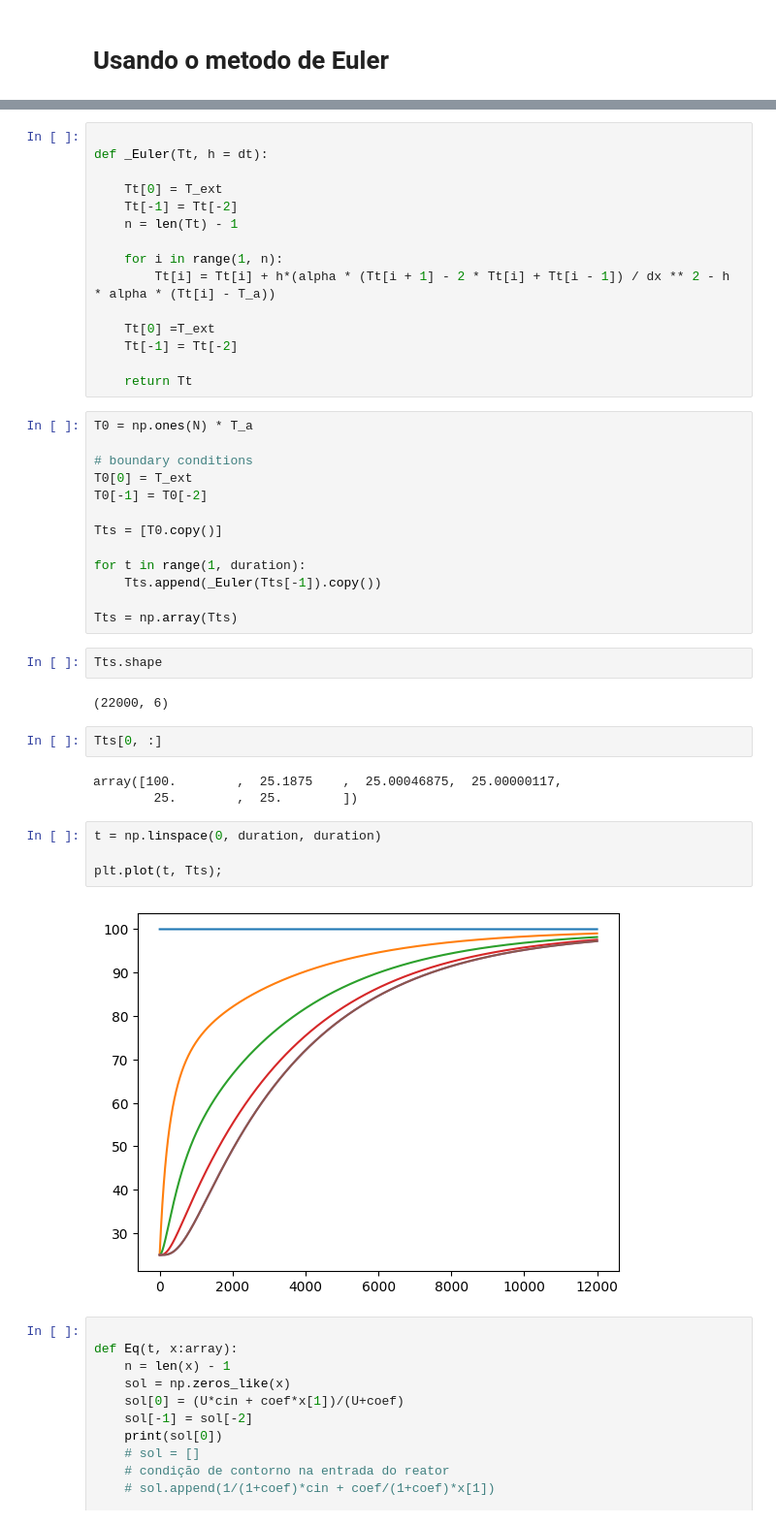
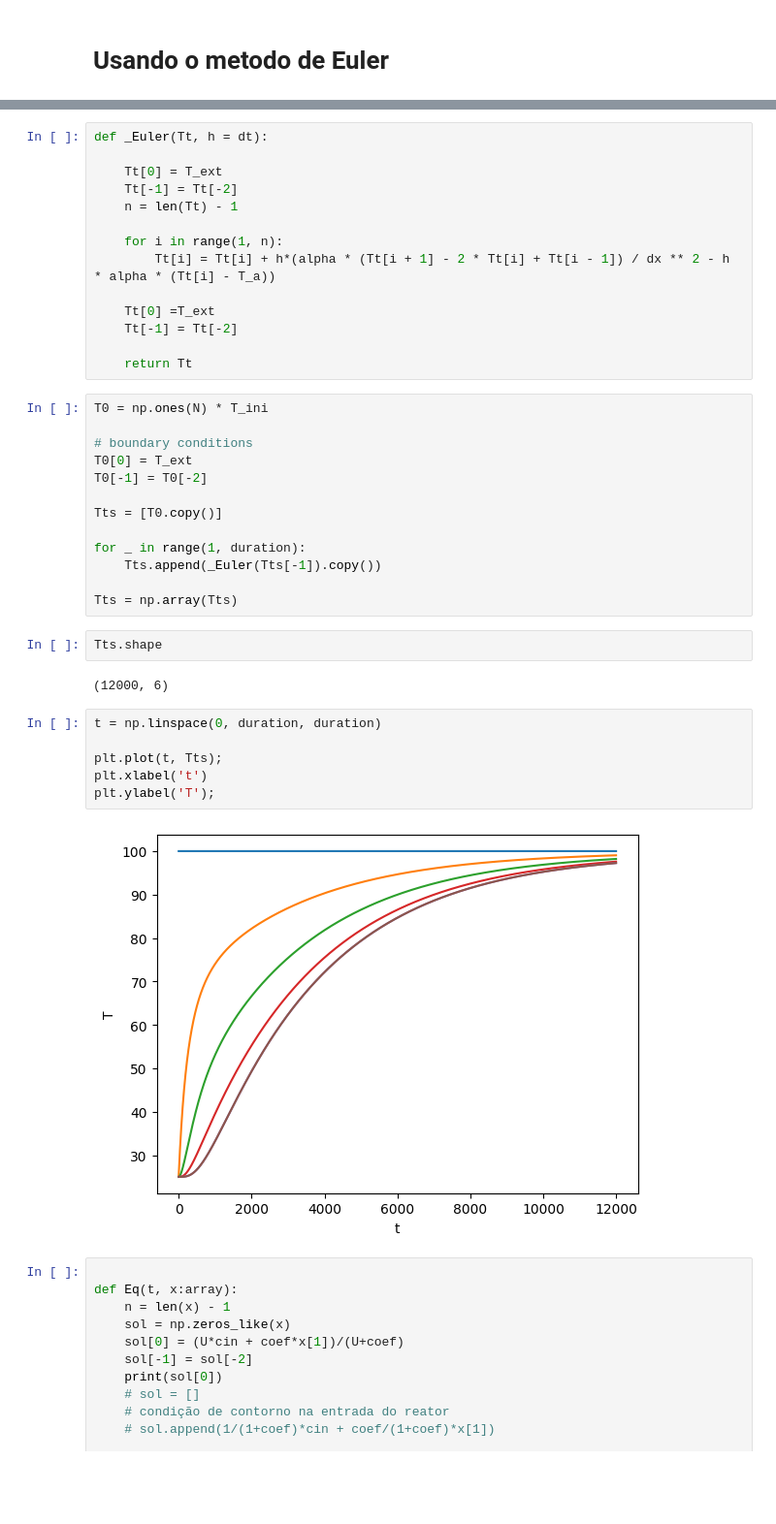
Before and after one commit to vnikoofard/numerical_methods_using_python, a Jupyter notebook: 13-EDP_MOL.ipynb, the cells around one changed output, grey strips where cells are left out. Shown at 97% size. Drawn from its saved outputs; the diff is of its cells as text; blank space fills up the shorter version.

```diff
--- a/13-EDP_MOL.ipynb
+++ b/13-EDP_MOL.ipynb
@@ -154,5 +157,4 @@ res
 # %%
-
 def _Euler(Tt, h = dt):
 
     Tt[0] = T_ext
@@ -167,7 +169,7 @@ def _Euler(Tt, h = dt):
 
     return Tt
 # %%
-T0 = np.ones(N) * T_a
+T0 = np.ones(N) * T_ini
 
 # boundary conditions
 T0[0] = T_ext
@@ -175,25 +177,22 @@ T0[-1] = T0[-2]
 
 Tts = [T0.copy()]
 
-for t in range(1, duration):
+for _ in range(1, duration):
     Tts.append(_Euler(Tts[-1]).copy())
 
 Tts = np.array(Tts)
 # %%
 Tts.shape
 # %% [output]
-(22000, 6)
+(12000, 6)
-# %%
-Tts[0, :]
-# %% [output]
-array([100.        ,  25.1875    ,  25.00046875,  25.00000117,
-        25.        ,  25.        ])
 # %%
 t = np.linspace(0, duration, duration)
 
 plt.plot(t, Tts);
+plt.xlabel('t')
+plt.ylabel('T');
 # %% [output]
-[figure, old version]
+[figure, new version]
 # %%
 
 def Eq(t, x:array):
```
Also changed, not shown: parts of 2 cells of this notebook.
